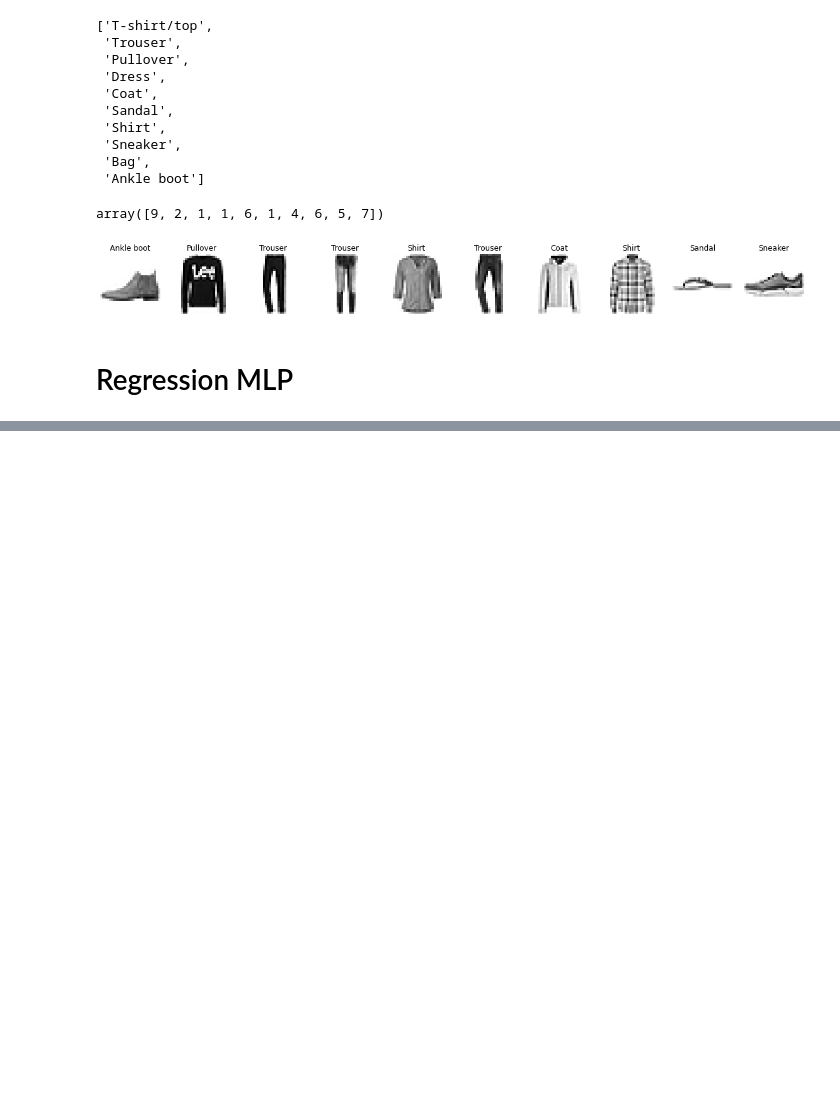
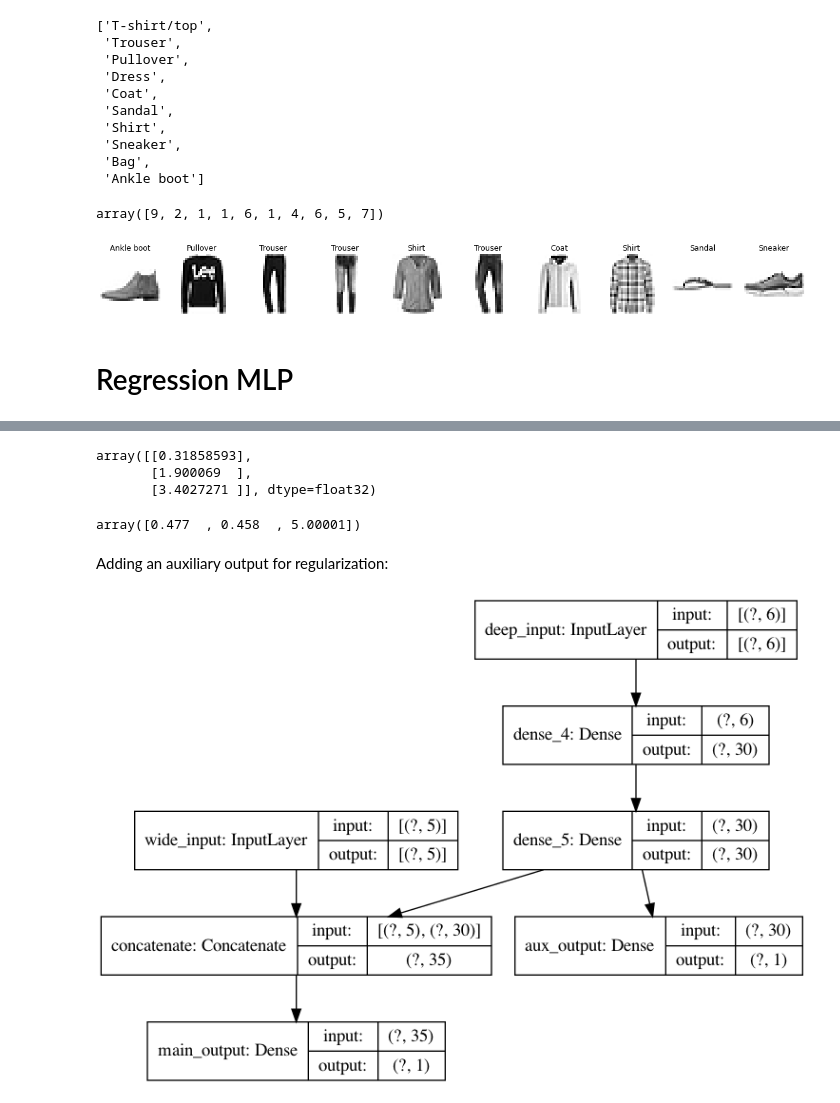
Before and after one commit to nicodom/ml_projects, a Jupyter notebook: deep_neural_networks/introduction_to_ann_with_keras.ipynb, the cells around one changed output, grey strips where cells are left out. Saved outputs shown, nothing was run; the diff lists cells and outputs as text; code cells hidden in the pictures; blank space fills up the shorter version.

```diff
--- a/deep_neural_networks/introduction_to_ann_with_keras.ipynb
+++ b/deep_neural_networks/introduction_to_ann_with_keras.ipynb
@@ -577,0 +840,14 @@ plt.show()
+# %%
+X_new_A, X_new_B = X_test_A[:3], X_test_B[:3]
+y_pred = model.predict((X_new_A, X_new_B))
+y_pred
+# %% [output]
+array([[0.31858593],
+       [1.900069  ],
+       [3.4027271 ]], dtype=float32)
+# %%
+y_test[:3]
+# %% [output]
+array([0.477  , 0.458  , 5.00001])
+# %% [markdown]
+Adding an auxiliary output for regularization:
@@ -577,0 +857,14 @@ plt.show()
+# %%
+input_A = keras.layers.Input(shape=[5], name="wide_input")
+input_B = keras.layers.Input(shape=[6], name="deep_input")
+hidden1 = keras.layers.Dense(30, activation="relu")(input_B)
+hidden2 = keras.layers.Dense(30, activation="relu")(hidden1)
+concat = keras.layers.concatenate([input_A, hidden2]) # concatenate the inputs
+output = keras.layers.Dense(1, name="main_output")(concat)
+aux_output = keras.layers.Dense(1, name="aux_output")(hidden2) # aux output for regularization
+model = keras.models.Model(inputs=[input_A, input_B],
+                           outputs=[output, aux_output])
+# %%
+keras.utils.plot_model(model, show_shapes=True)
+# %% [output]
+[figure, added]
```
Also changed, not shown: parts of 48 cells of this notebook.
